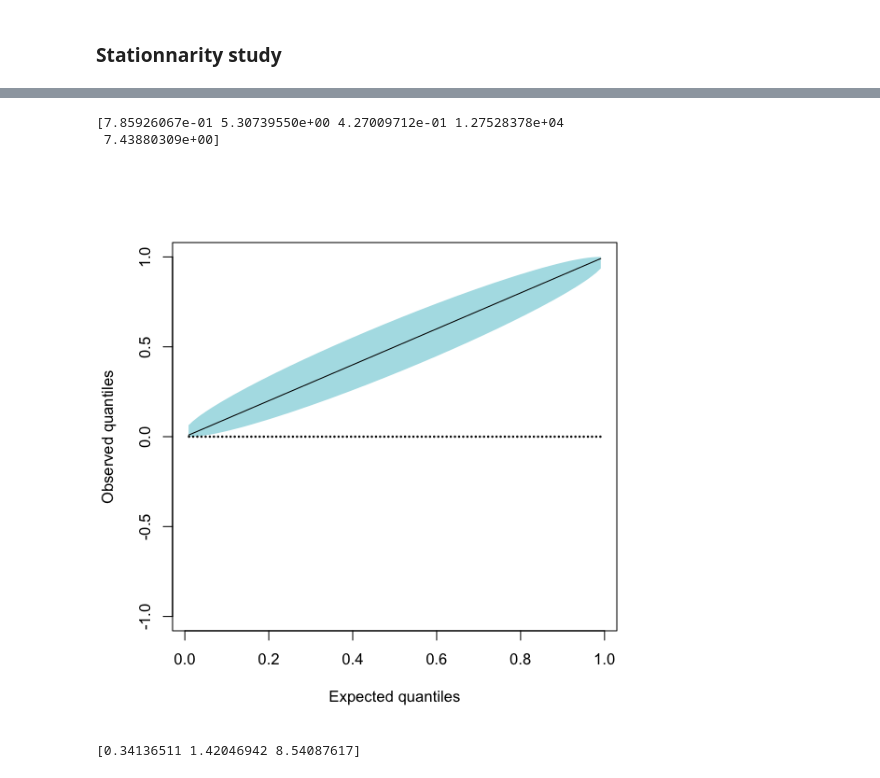
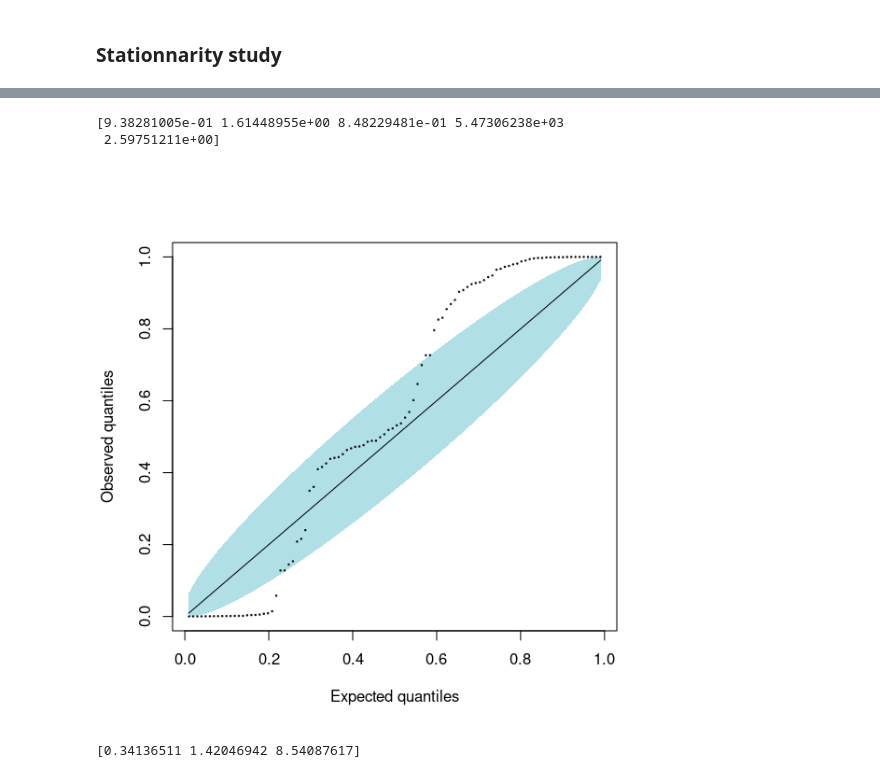
Before and after one commit to Msadeler/marked_exp_hawkes, a Jupyter notebook: example.ipynb, the cells around one changed output, grey strips where cells are left out. Cells and saved outputs as stored; diff of their text form; code cells hidden in the pictures.

```diff
--- a/example.ipynb
+++ b/example.ipynb
@@ -322,6 +322,5 @@ df = pd.read_csv('earthquake.txt')
 # %%
 format='%Y-%m-%d %H:%M:%S'
 df['datetime'] =df['date'].apply(lambda x : datetime.datetime.strptime(x[:19], format))
-df['month'] = df['datetime'].apply(lambda x : x.strftime('%m-%d') )
-
-df.groupby('month').apply(len,include_groups=False).reset_index(name='nb_event').plot()
+df['month'] = df['datetime'].apply(lambda x : (int(x.year)-1990)*12 + int(x.month) )
+df['year'] = df['datetime'].apply(lambda x : int(x.strftime('%Y')))
@@ -331,12 +365,12 @@ df.groupby('month').apply(len,include_groups=False).reset_index(name='nb_event')
 # %%
-scaling =1
+scaling =24*60*60
 
 def split_date(x):
     y = x.split('+')[0]
     if len(y)<=19:
         y = y +'.0'
     z = datetime.datetime(year=int(y[:4]), month = int(y[5:7]), day=int(y[8:10]), hour = int(y[11:13]), minute=int(y[14:16]), second= int(y[17:19]), microsecond=int(y[20:]))
-    baseline =datetime.datetime(x = df.iloc[0,'date']year = int(y[:4]), month=1, day=1, hour=0, minute=0, second=0)
+    baseline =datetime.datetime(year = int(y[:4]), month=1, day=1, hour=0, minute=0, second=0)
 
     return((z-baseline).total_seconds()/scaling)
 
@@ -384,22 +397,22 @@ for year in np.unique(df['year']):
 # %%
 from function_test import f, phi1
 
 learner_marked_hawkes = estimator_unidim_multi_rep(mark = True,
                                                      f = f,
                                                      phi = phi1,
                                                      name_arg_f=['psi'],
                                                      name_arg_phi=['gamma'],
                                                      initial_guess_phi=[0],
                                                      initial_guess_f=[1],
                                                      bound_f=[(0.01,None)],
                                                      bound_phi=[(0,None)])
-learner_marked_hawkes.fit(tlist_marked)
+learner_marked_hawkes.fit(tlist_marked, max_jump=True)
 print(learner_marked_hawkes.mean_MLE)
 pvals= learner_marked_hawkes.GOF_bootstrap(compensator_func=unidim_MEHP_compensator, Nb_SubSample=100 )
 # %% [output]
-[7.85926067e-01 5.30739550e+00 4.27009712e-01 1.27528378e+04
- 7.43880309e+00]
+[9.38281005e-01 1.61448955e+00 8.48229481e-01 5.47306238e+03
+ 2.59751211e+00]
-[figure, old version]
+[figure, new version]
 # %%
 learner_hawkes = estimator_unidim_multi_rep()
 learner_hawkes.fit(tlist)
```
Also changed, not shown: parts of 6 cells of this notebook.
